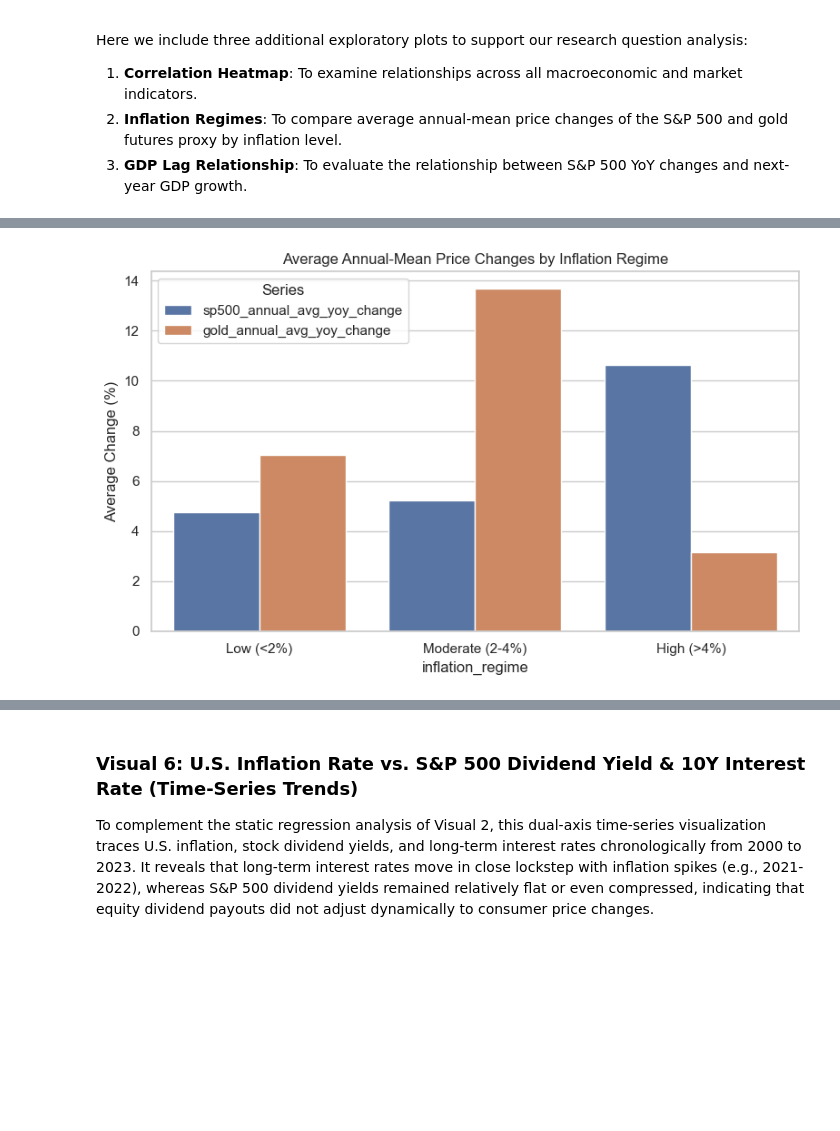
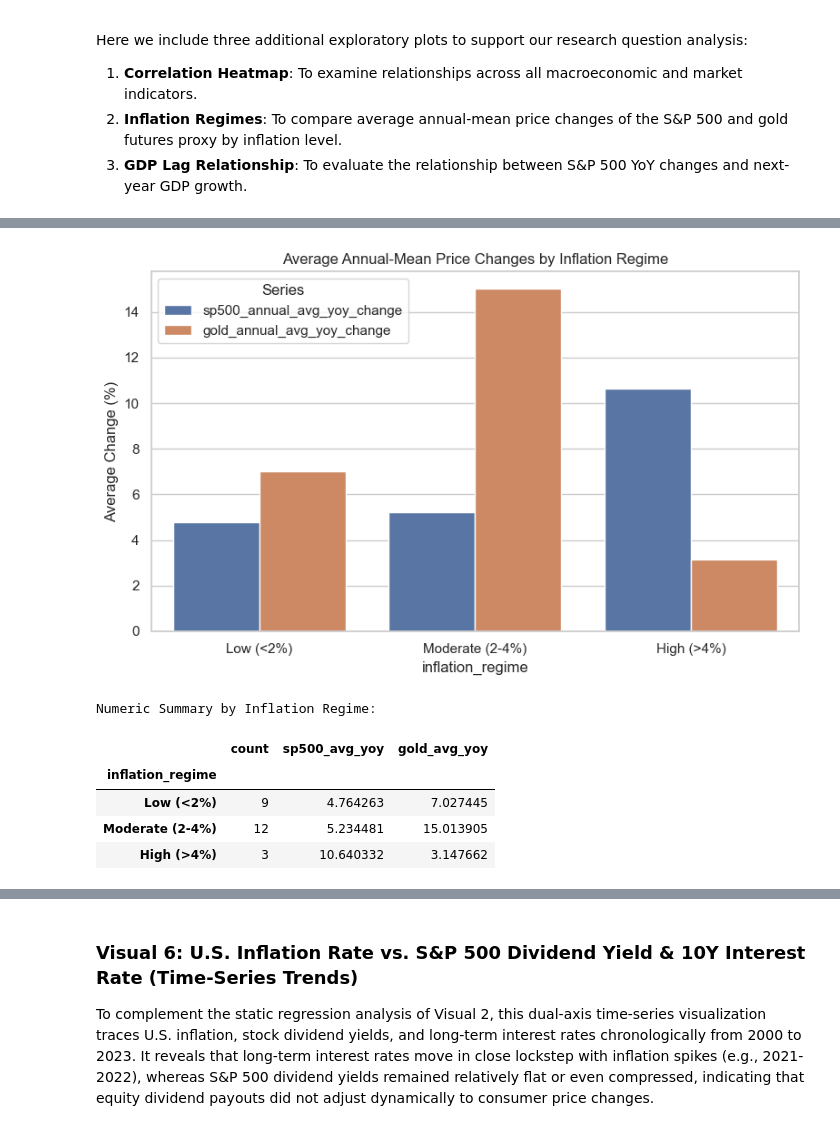
Before and after one commit to luisjfeliu/data-analysis-wrangling-macro-stocks, a Jupyter notebook: Data_Wrangling_Project_Starter.ipynb, the cells around one changed output, grey strips where cells are left out. Drawn from its saved outputs; the diff is of its cells as text; code cells hidden in the pictures; blank space fills up the shorter version.

```diff
--- a/Data_Wrangling_Project_Starter.ipynb
+++ b/Data_Wrangling_Project_Starter.ipynb
@@ -486,6 +486,7 @@ df_merged["cape_yield_minus_10y_yield"] = df_merged["cape_yield"] - df_merged["L
 df_merged["dividend_yield"] = (df_merged["Dividend"] / df_merged["SP500"]) * 100
 df_merged["sp500_annual_avg_yoy_change"] = df_merged["SP500"].pct_change() * 100
 df_merged["gold_annual_avg_yoy_change"] = df_merged["gold_close"].pct_change() * 100
+df_merged.loc[df_merged["Year"] <= 2001, "gold_annual_avg_yoy_change"] = np.nan
 df_merged["gdp_growth_lag1"] = df_merged["gdp_growth"].shift(1)
 
 # Save clean datasets to disk
@@ -596,26 +631,41 @@ plt.show()
 # %%
 # Visual 4: Asset Price Changes by Inflation Regime
 df_regimes = df_merged.copy()
 df_regimes["inflation_regime"] = pd.cut(
     df_regimes["inflation_rate"],
     bins=[-np.inf, 2, 4, np.inf],
     labels=["Low (<2%)", "Moderate (2-4%)", "High (>4%)"],
 )
 plot_data = (
     df_regimes.groupby("inflation_regime", observed=True)[
         ["sp500_annual_avg_yoy_change", "gold_annual_avg_yoy_change"]
     ]
     .mean()
     .reset_index()
     .melt(id_vars="inflation_regime", var_name="Series", value_name="Average YoY change")
 )
 plt.figure(figsize=(8, 5))
 sns.barplot(data=plot_data, x="inflation_regime", y="Average YoY change", hue="Series")
 plt.title("Average Annual-Mean Price Changes by Inflation Regime")
 plt.ylabel("Average Change (%)")
 plt.tight_layout()
 plt.savefig(IMAGE_DIR / "visual4_inflation_regimes.png", dpi=150)
 plt.show()
+
+# Print regime summary table for audit trail
+regime_summary = df_regimes.groupby("inflation_regime", observed=True).agg(
+    count=('Year', 'count'),
+    sp500_avg_yoy=('sp500_annual_avg_yoy_change', 'mean'),
+    gold_avg_yoy=('gold_annual_avg_yoy_change', 'mean')
+)
+print("Numeric Summary by Inflation Regime:")
+display(regime_summary)
 # %% [output]
-[figure, old version]
+[figure, new version]
+Numeric Summary by Inflation Regime:
+|  | count | sp500_avg_yoy | gold_avg_yoy |
+| inflation_regime |  |  |  |
+| Low (<2%) | 9 | 4.764263 | 7.027445 |
+| Moderate (2-4%) | 12 | 5.234481 | 15.013905 |
+| High (>4%) | 3 | 10.640332 | 3.147662 |
 # %%
```
Also changed, not shown: parts of 12 cells of this notebook, 11 other files.
